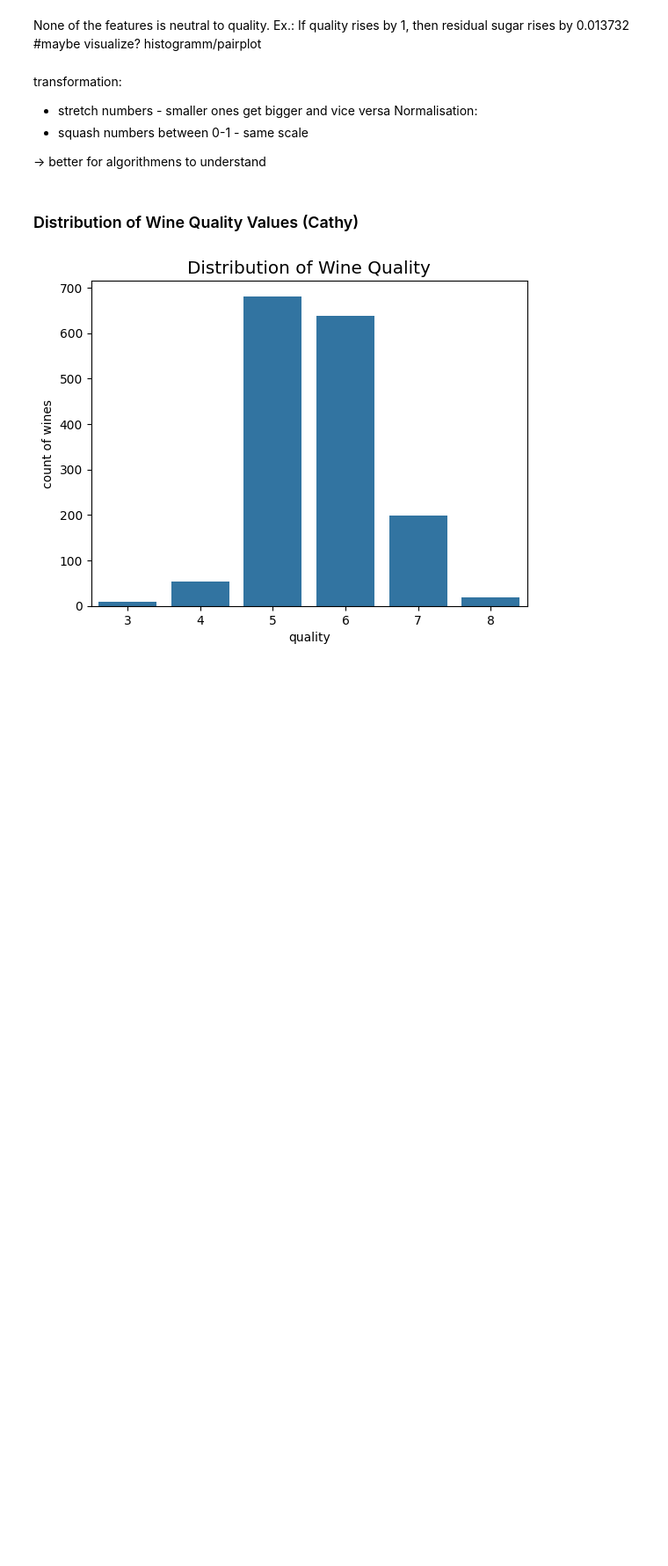
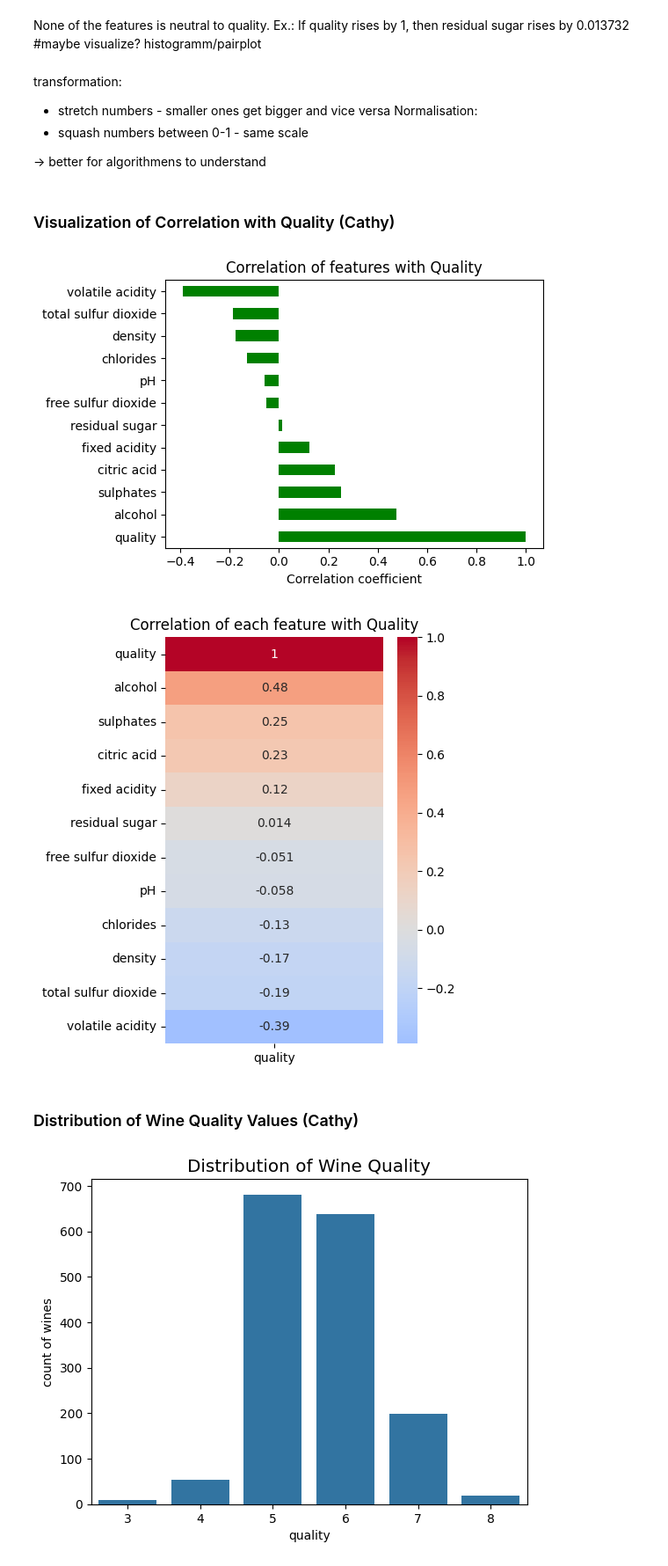
Before and after one commit to McRicecorn/NeuronaleNetze_WineQuality, a Jupyter notebook: Project1_Wine.ipynb, the cells around one changed output. Shown at 88% size. Saved outputs shown, nothing was run; the diff lists cells and outputs as text; code cells hidden in the pictures; blank space fills up the shorter version.

```diff
--- a/Project1_Wine.ipynb
+++ b/Project1_Wine.ipynb
@@ -202,6 +196,25 @@ Normalisation:
 - squash numbers between 0-1 - same scale
 
 -> better for algorithmens to understand
+# %% [markdown]
+### Visualization of Correlation with Quality (Cathy)
+# %%
+plt.figure(figsize=(6,4))
+corr_with_quality.plot(kind='barh', color='green')
+plt.title("Correlation of features with Quality")
+plt.xlabel("Correlation coefficient")
+plt.tight_layout()
+plt.show()
+
+corr = df.corr(numeric_only=True)[["quality"]].sort_values(by="quality", ascending=False)
+
+plt.figure(figsize=(4,6))
+sns.heatmap(corr, annot=True, cmap="coolwarm", center=0)
+plt.title("Correlation of each feature with Quality")
+plt.show()
+# %% [output]
+[figure, added]
+[figure, added]
 # %% [markdown]
 ### Distribution of Wine Quality Values (Cathy)
 # %%
```
Also changed, not shown: parts of 20 cells of this notebook.
